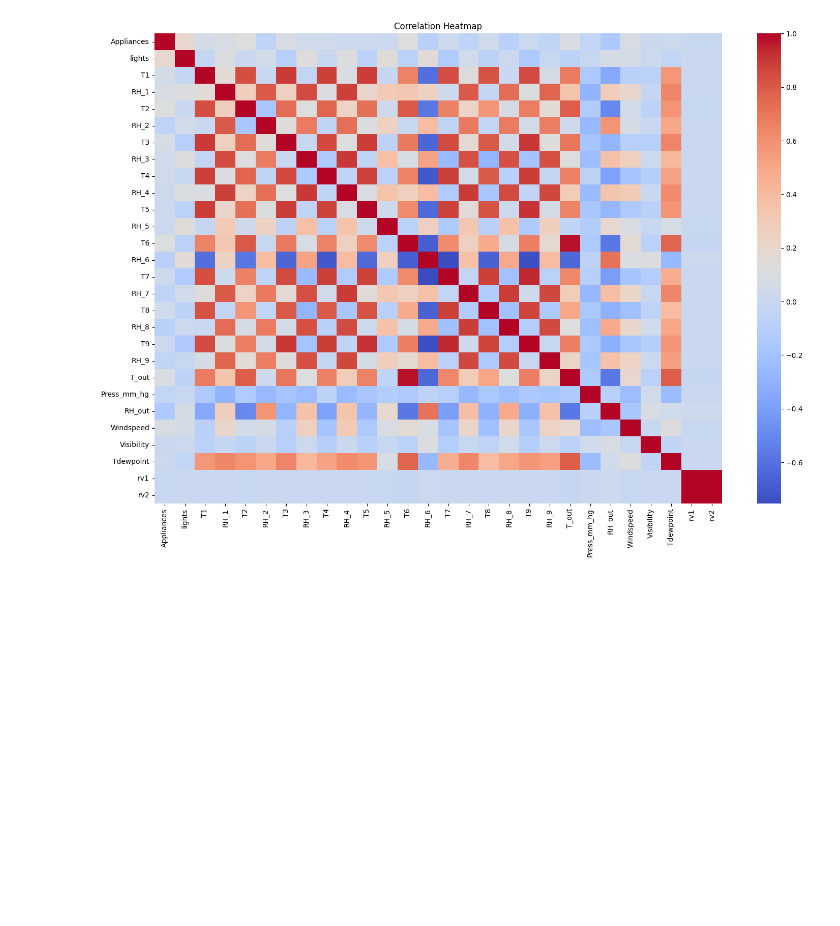
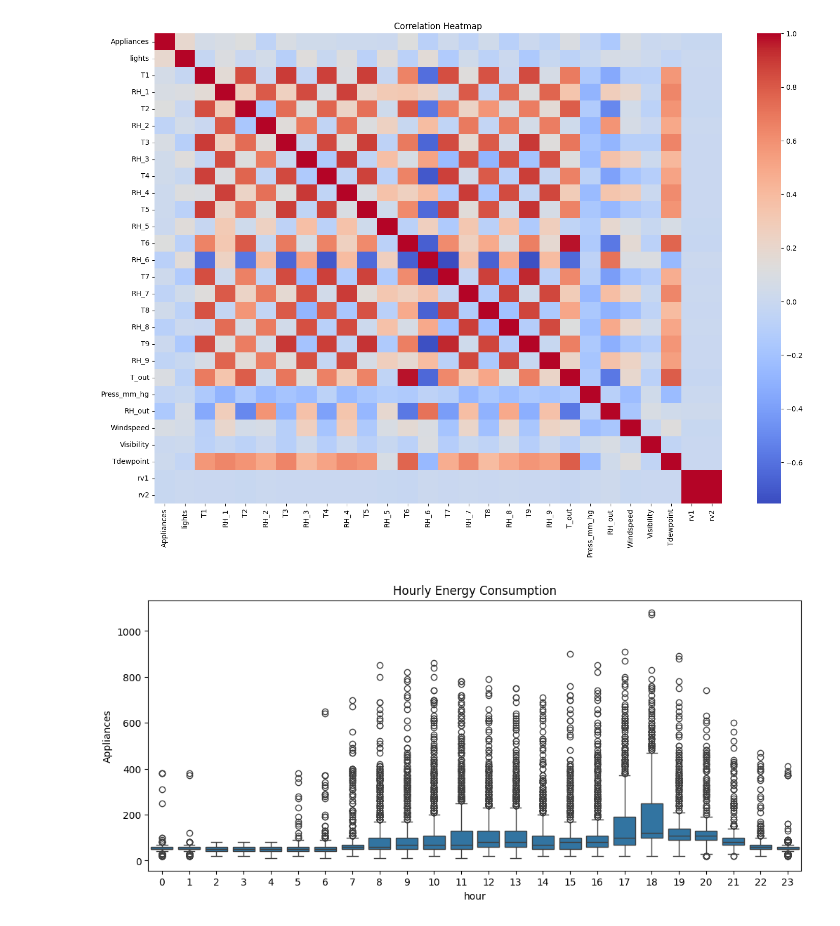
Before and after one commit to risnariha/-Multivariate-Time-Series-Prediction-Model, a Jupyter notebook: Energy_Prediction_DeepLearning.ipynb, the cells around one changed output. Saved outputs shown, nothing was run; the diff lists cells and outputs as text; code cells hidden in the pictures; blank space fills up the shorter version.

Commit message:
energy consumption over time.

```diff
--- a/Energy_Prediction_DeepLearning.ipynb
+++ b/Energy_Prediction_DeepLearning.ipynb
@@ -155,3 +156,21 @@ plt.title("Correlation Heatmap")
 plt.show()
 # %% [output]
 [figure]
+# %%
+#EXPLORATORY DATA ANALYSIS (EDA)
+#Hourly Consumption Analysis
+
+df['hour'] = df['date'].dt.hour
+plt.figure(figsize=(12,5))
+
+sns.boxplot(
+    x='hour',
+    y='Appliances',
+    data=df
+)
+
+plt.title("Hourly Energy Consumption")
+
+plt.show()
+# %% [output]
+[figure, added]
```
Also changed, not shown: parts of 1 cell of this notebook.
